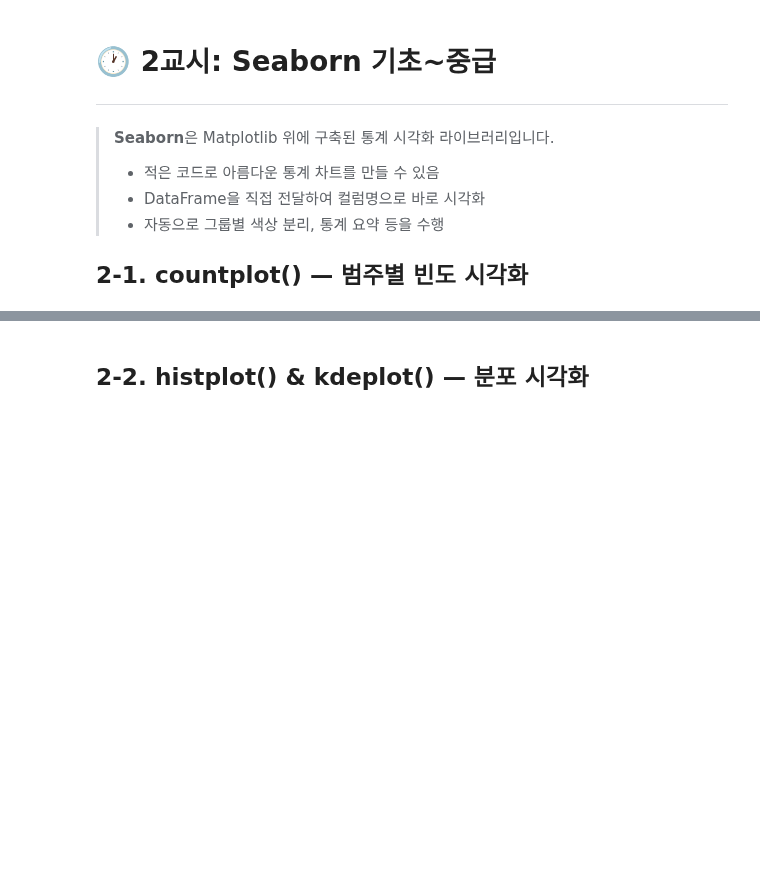
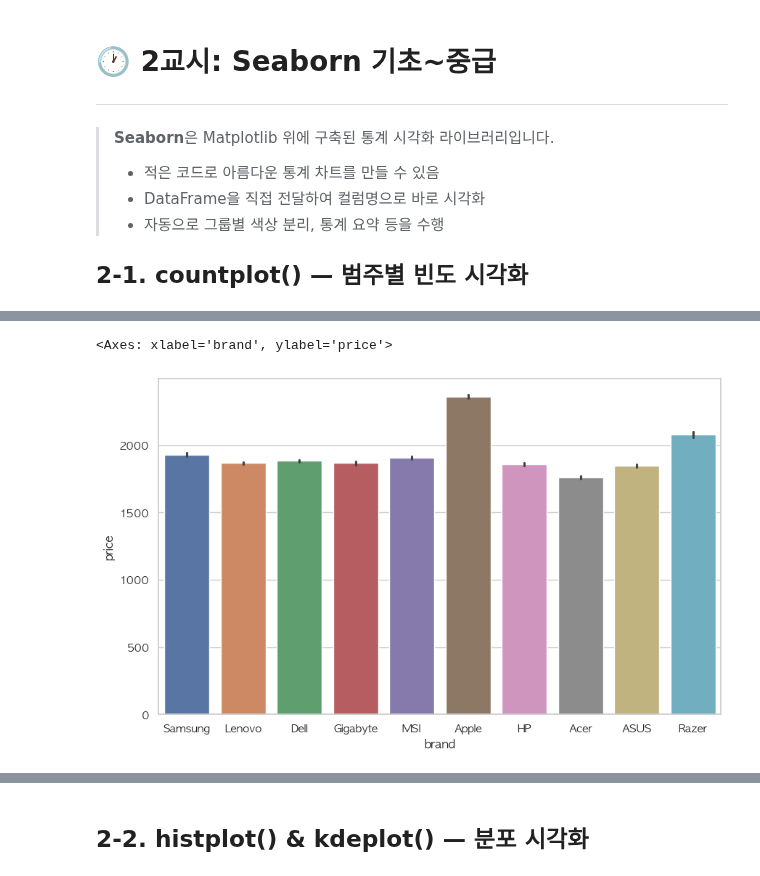
Before and after one commit to icesnake72/aice, a Jupyter notebook: test04.ipynb, the cells around one changed output, grey strips where cells are left out. Drawn from its saved outputs; the diff is of its cells as text; code cells hidden in the pictures; blank space fills up the shorter version.

```diff
--- a/test04.ipynb
+++ b/test04.ipynb
@@ -545,0 +631,5 @@ plt.show()
+# %%
+sns.barplot(data=df_comp, x='brand', y='price', hue='brand')
+# %% [output]
+<Axes: xlabel='brand', ylabel='price'>
+[figure, added]
```
Also changed, not shown: parts of 15 cells of this notebook, 1 other file.
